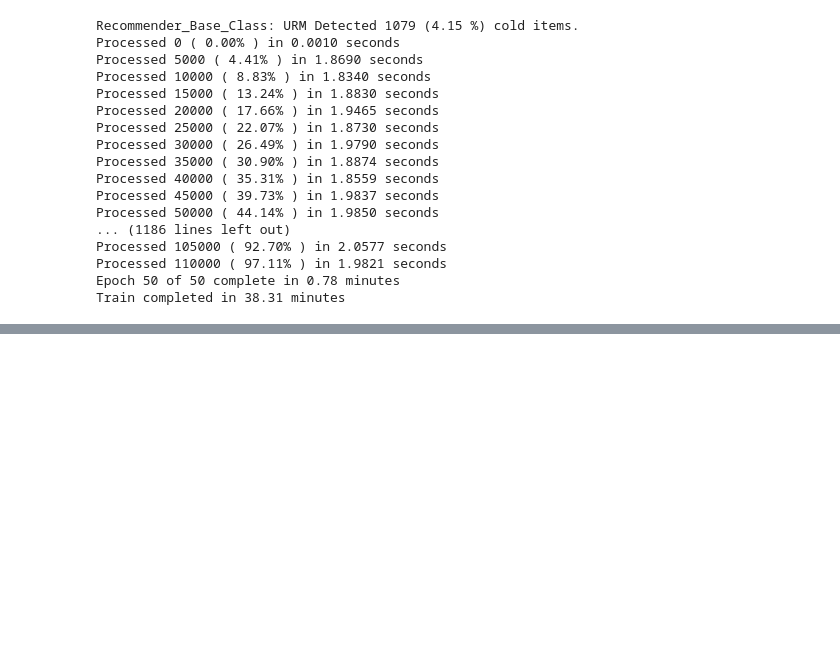
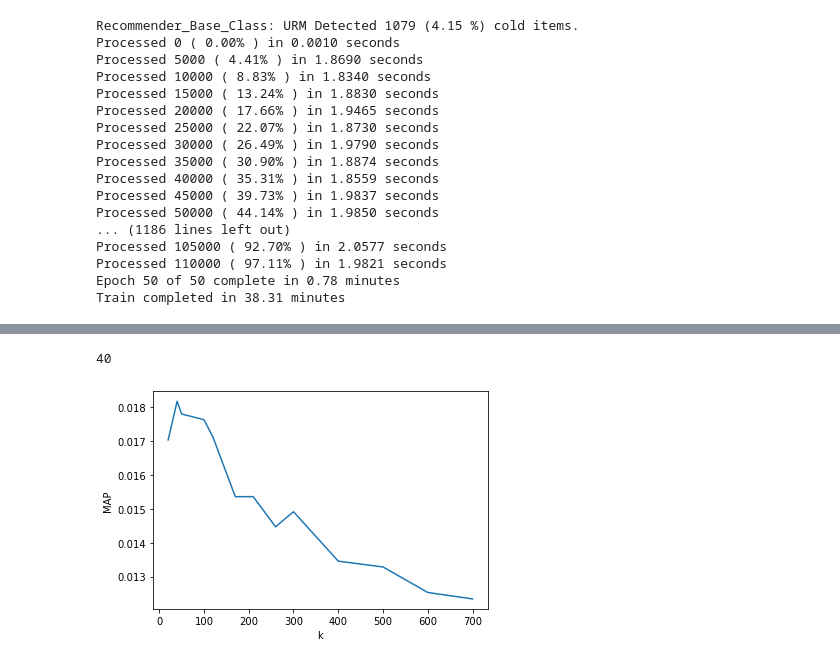
Before and after one commit to Luca-Massini/recsys-challenge-Polimi-2020, a Jupyter notebook: SLIM/slim_bpr_hyperparameter_tuning.ipynb, the cells around one changed output, grey strips where cells are left out. Cells and saved outputs as stored; diff of their text form; code cells hidden in the pictures; blank space fills up the shorter version.

```diff
--- a/SLIM/slim_bpr_hyperparameter_tuning.ipynb
+++ b/SLIM/slim_bpr_hyperparameter_tuning.ipynb
@@ -112,3 +112,12 @@ Processed 105000 ( 92.70% ) in 2.0577 seconds
 Processed 110000 ( 97.11% ) in 1.9821 seconds
 Epoch 50 of 50 complete in 0.78 minutes
 Train completed in 38.31 minutes
+# %%
+k_vector = [50, 100, 200, 300, 400, 500]
+map_vector_k = []
+for chosen_k in k_vector:
+    recommender_k = slim_bpr()
+    recommender_k.fit(training_set=training,
+                      epochs=25,
+                      k=chosen_k)
+    map_vector_k.append(evaluator.evaluate_already_trained(recommender=recommender_k)[2])
@@ -114,0 +185,16 @@ Train completed in 38.31 minutes
+# %%
+epochs = [i for i in range(5,100, 5)]
+current_map = None
+last_map = None
+last_model = None
+for epoch in epochs:
+    model = slim_bpr()
+    model.fit(training_set=training,
+              k=100,
+              epochs=epoch)
+    last_model = model
+    current_map = evaluator.evaluate_already_trained(recommender=model)[2]
+    if last_map is not None and last_map>current_map:
+        print("stop here!")
+        break
+    last_map= current_map
@@ -114,0 +223,9 @@ Train completed in 38.31 minutes
+# %%
+k_vector= [20,40,50,100,120,170,210,260,300,400,500,600,700]
+map_ = []
+for k in k_vector:
+    model = slim_bpr()
+    model.fit(training_set=training,
+              k=k,
+              epochs=27)
+    map_.append(evaluator.evaluate_already_trained(recommender=model)[2])
@@ -114,0 +250,11 @@ Train completed in 38.31 minutes
+# %%
+k_vector[np.argmax(map_)]
+# %% [output]
+40
+# %%
+plt.plot(k_vector,map_)
+plt.ylabel('MAP')
+plt.xlabel('k')
+plt.show()
+# %% [output]
+[figure, added]
```
Also changed, not shown: parts of 10 cells of this notebook, 7 other files.
